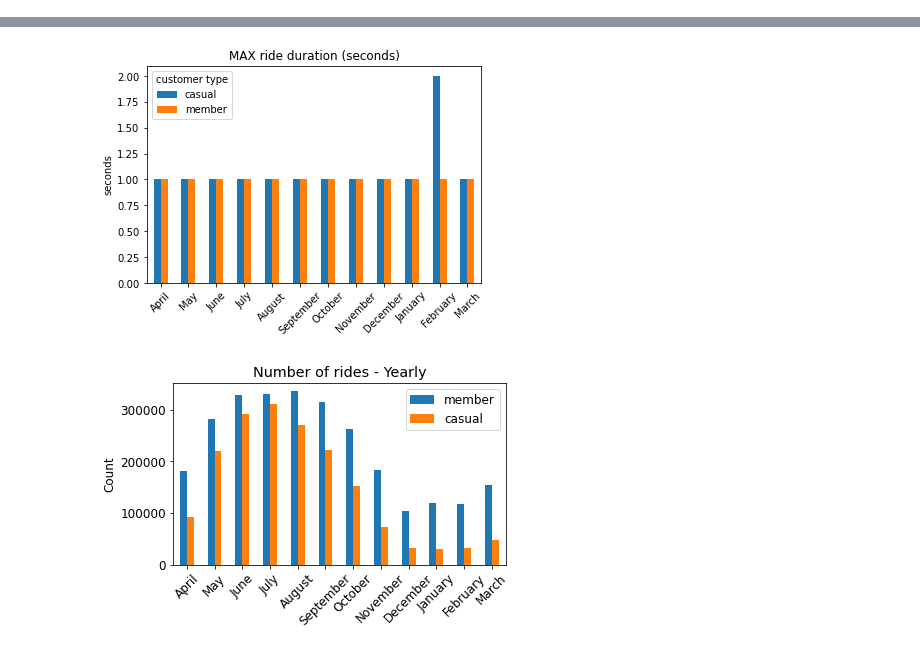
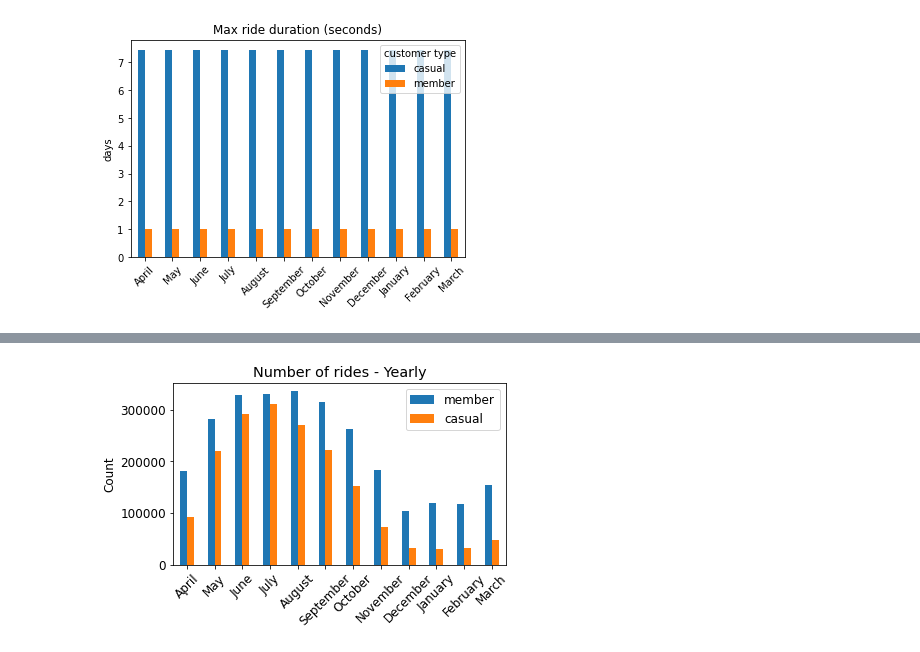
Before and after one commit to valeriobellucci/case-study-1, a Jupyter notebook: data-analysis-year.ipynb, the cells around one changed output, grey strips where cells are left out. Drawn from its saved outputs; the diff is of its cells as text; code cells hidden in the pictures.

```diff
--- a/data-analysis-year.ipynb
+++ b/data-analysis-year.ipynb
@@ -168,0 +187,22 @@ year_sum = year_sum.transpose()
+# %%
+""" Analysis of the MAX ride duration over the year """
+
+# Turns timedelta data into days (float)
+year_max_days = year_max.copy()# makes a copy of the yearly table
+for i in range(2): # converts each column of the timedelta data into days (float)
+    data_td = year_max.iloc[:,i]
+    data_float = (data_td.dt.days  # converts days
+                + data_td.dt.seconds/24/3600 # converts hours, minutes, seconds
+                )
+    year_max_days.iloc[:,i] = data_float
+
+# plots MAX duration vs month for members and casuals as bar graph
+year_max_days.plot(kind="bar", y = ["casual","member"]
+              , title="Max ride duration (seconds)"
+               , rot=45)
+plt.ylabel("days")
+plt.legend(title = "customer type")
+plt.show()
+print(year_max_days) # prints the yearly MIN ride duration table
+# %% [output]
+[figure, added]
@@ -169,9 +222,9 @@ year_sum = year_sum.transpose()
 # %%
 """ Analysis of the MIN ride duration over the year """
 
-# Turns timedelta data into days (float)
+# Turns timedelta data into seconds (float)
 year_min_days = year_min.copy()# makes a copy of the yearly table
-for i in range(2): # converts each column of the timedelta data into days (float)
+for i in range(2): # converts each column of the timedelta data into seconds (float)
     data_td = year_min.iloc[:,i]
     data_float = data_td.dt.seconds
     year_min_days.iloc[:,i] = data_float
@@ -184,8 +237,6 @@ plt.ylabel("seconds")
 plt.legend(title = "customer type")
 plt.show()
 print(year_min_days) # prints the yearly MIN ride duration table
-# %% [output]
-[figure, removed]
 # %%
 """ Analysis of the Count of rides over the year """
 
```
Also changed, not shown: parts of 2 cells of this notebook.
